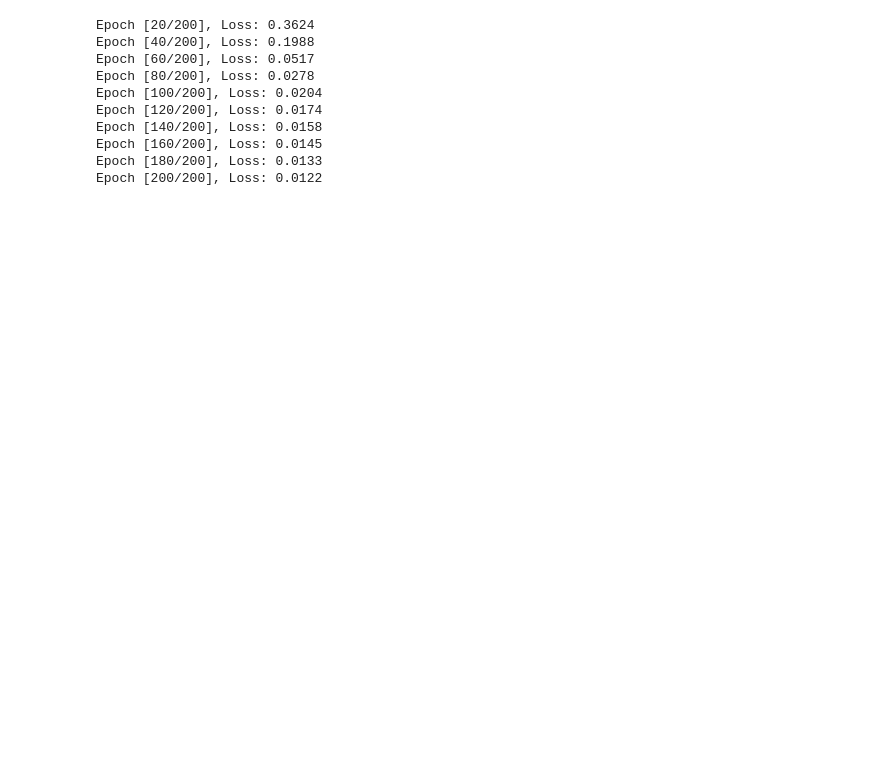
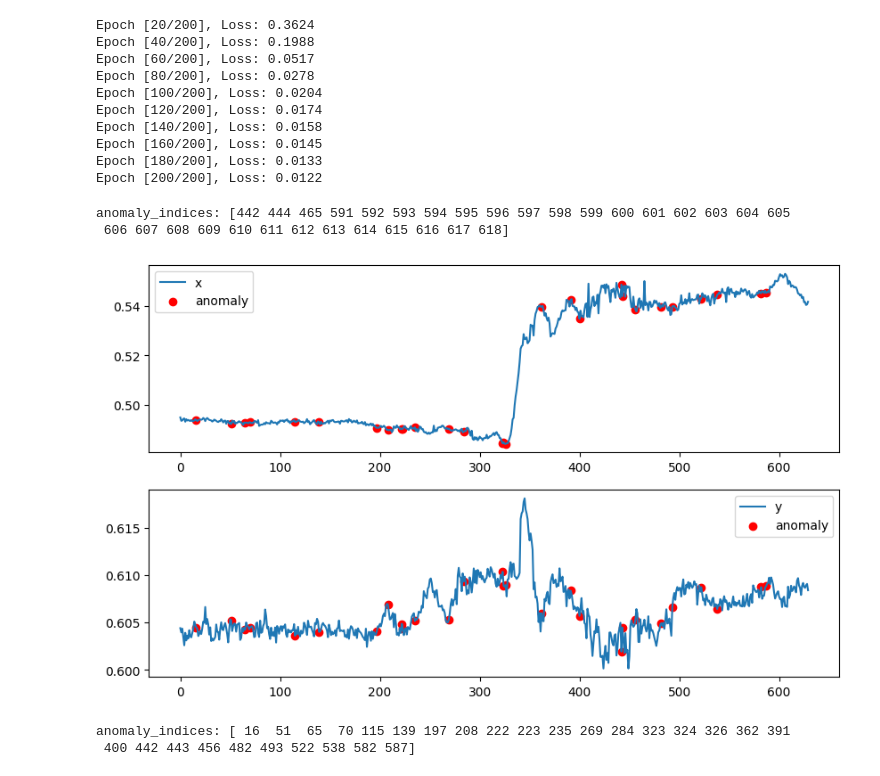
Before and after one commit to shuzo57/3d_reconstruction, a Jupyter notebook: dev/AnomaryDetector.ipynb, the cells around one changed output. Cells and saved outputs as stored; diff of their text form; code cells hidden in the pictures; blank space fills up the shorter version.

```diff
--- a/dev/AnomaryDetector.ipynb
+++ b/dev/AnomaryDetector.ipynb
@@ -29,3 +29,23 @@ Epoch [140/200], Loss: 0.0158
 Epoch [160/200], Loss: 0.0145
 Epoch [180/200], Loss: 0.0133
 Epoch [200/200], Loss: 0.0122
+# %%
+print(f'anomaly_indices: {anomaly_indices}')
+# %% [output]
+anomaly_indices: [442 444 465 591 592 593 594 595 596 597 598 599 600 601 602 603 604 605
+ 606 607 608 609 610 611 612 613 614 615 616 617 618]
+# %%
+x_value = df[f'{part_name}_x'].values
+y_value = df[f'{part_name}_y'].values
+
+fig, ax = plt.subplots(2, 1, figsize=(10, 6))
+ax[0].plot(df.index, x_value, label='x')
+ax[0].scatter(df.iloc[anomaly_indices].index, x_value[anomaly_indices], label='anomaly', c='r')
+ax[0].legend()
+
+ax[1].plot(df.index, y_value, label='y')
+ax[1].scatter(df.iloc[anomaly_indices].index, y_value[anomaly_indices], label='anomaly', c='r')
+ax[1].legend()
+plt.show()
+# %% [output]
+[figure, added]
@@ -31,0 +55,5 @@ Epoch [200/200], Loss: 0.0122
+# %%
+print(f'anomaly_indices: {anomaly_indices}')
+# %% [output]
+anomaly_indices: [ 16  51  65  70 115 139 197 208 222 223 235 269 284 323 324 326 362 391
+ 400 442 443 456 482 493 522 538 582 587]
```
Also changed, not shown: parts of 3 cells of this notebook, 2 other files.
